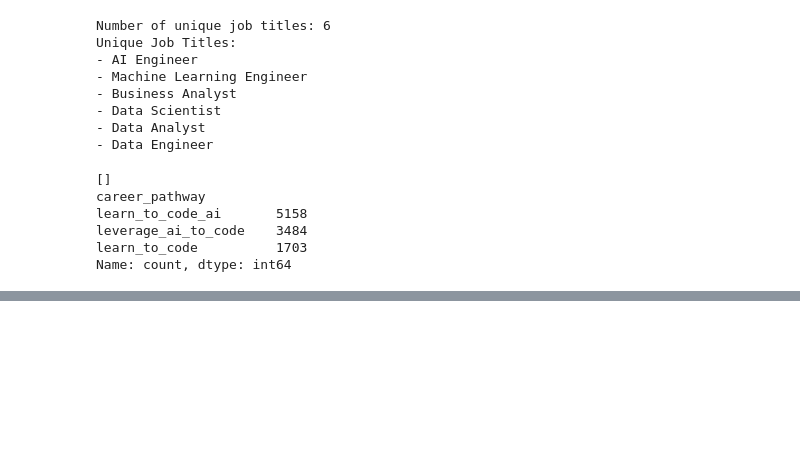
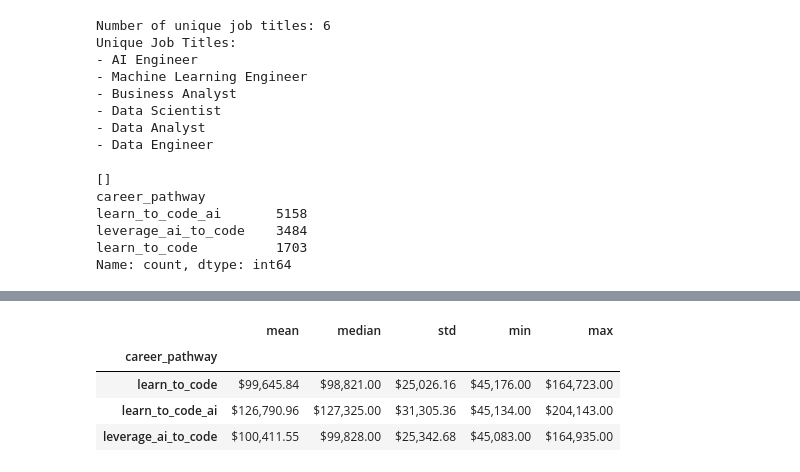
Before and after one commit to aniyodta-sys/BDATA200, a Jupyter notebook: AnishaY_Project1.ipynb, the cells around one changed output, grey strips where cells are left out. Saved outputs shown, nothing was run; the diff lists cells and outputs as text; code cells hidden in the pictures; blank space fills up the shorter version.

```diff
--- a/AnishaY_Project1.ipynb
+++ b/AnishaY_Project1.ipynb
@@ -283,0 +304,9 @@ Name: count, dtype: int64
+# %%
+salary_summary = df.groupby('career_pathway')['salary'].agg(['mean', 'median', 'std', 'min', 'max'])
+display(salary_summary.style.format("${:,.2f}"))
+# %% [output]
+|  | mean | median | std | min | max |
+| career_pathway |  |  |  |  |  |
+| learn_to_code | $99,645.84 | $98,821.00 | $25,026.16 | $45,176.00 | $164,723.00 |
+| learn_to_code_ai | $126,790.96 | $127,325.00 | $31,305.36 | $45,134.00 | $204,143.00 |
+| leverage_ai_to_code | $100,411.55 | $99,828.00 | $25,342.68 | $45,083.00 | $164,935.00 |
```
Also changed, not shown: parts of 31 cells of this notebook.
